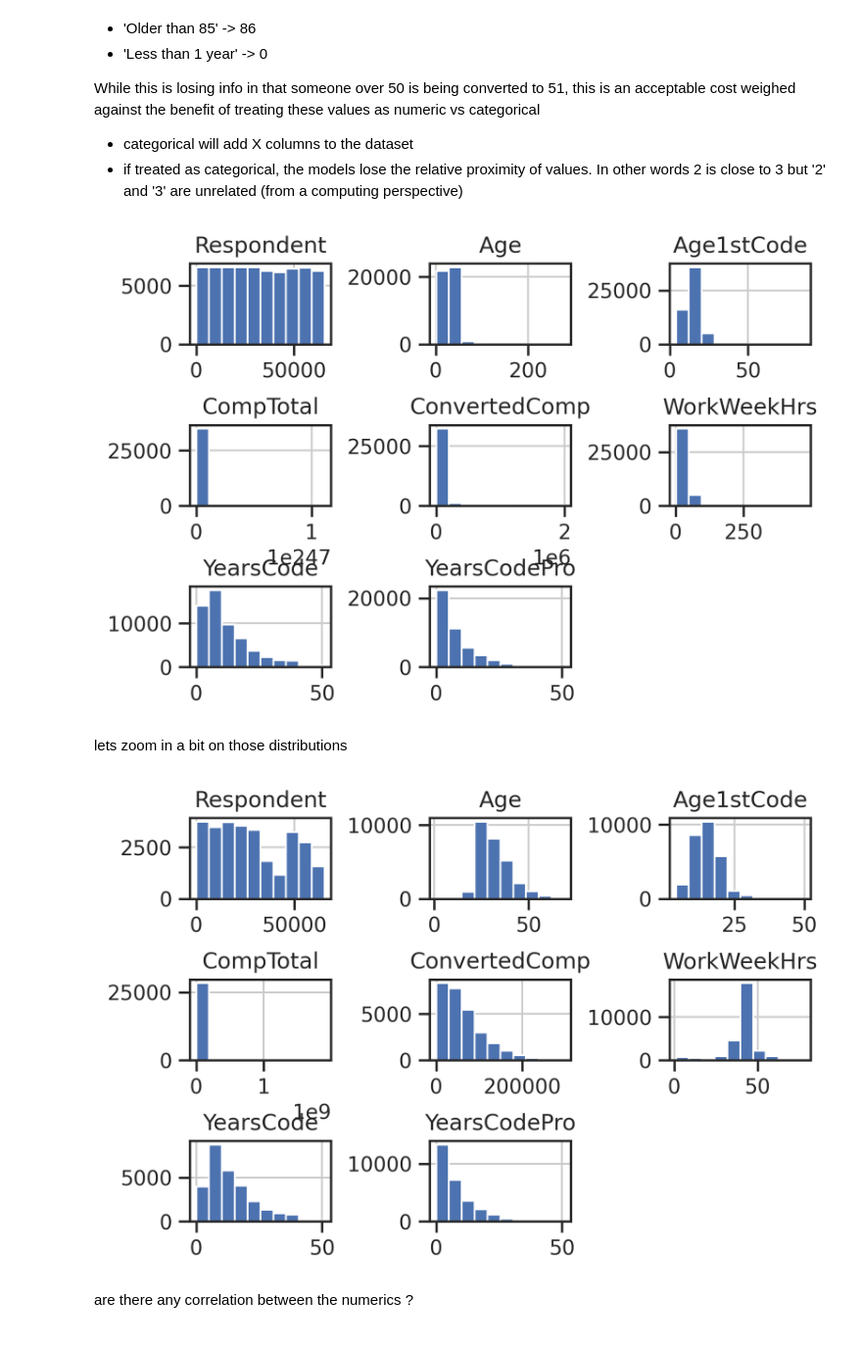
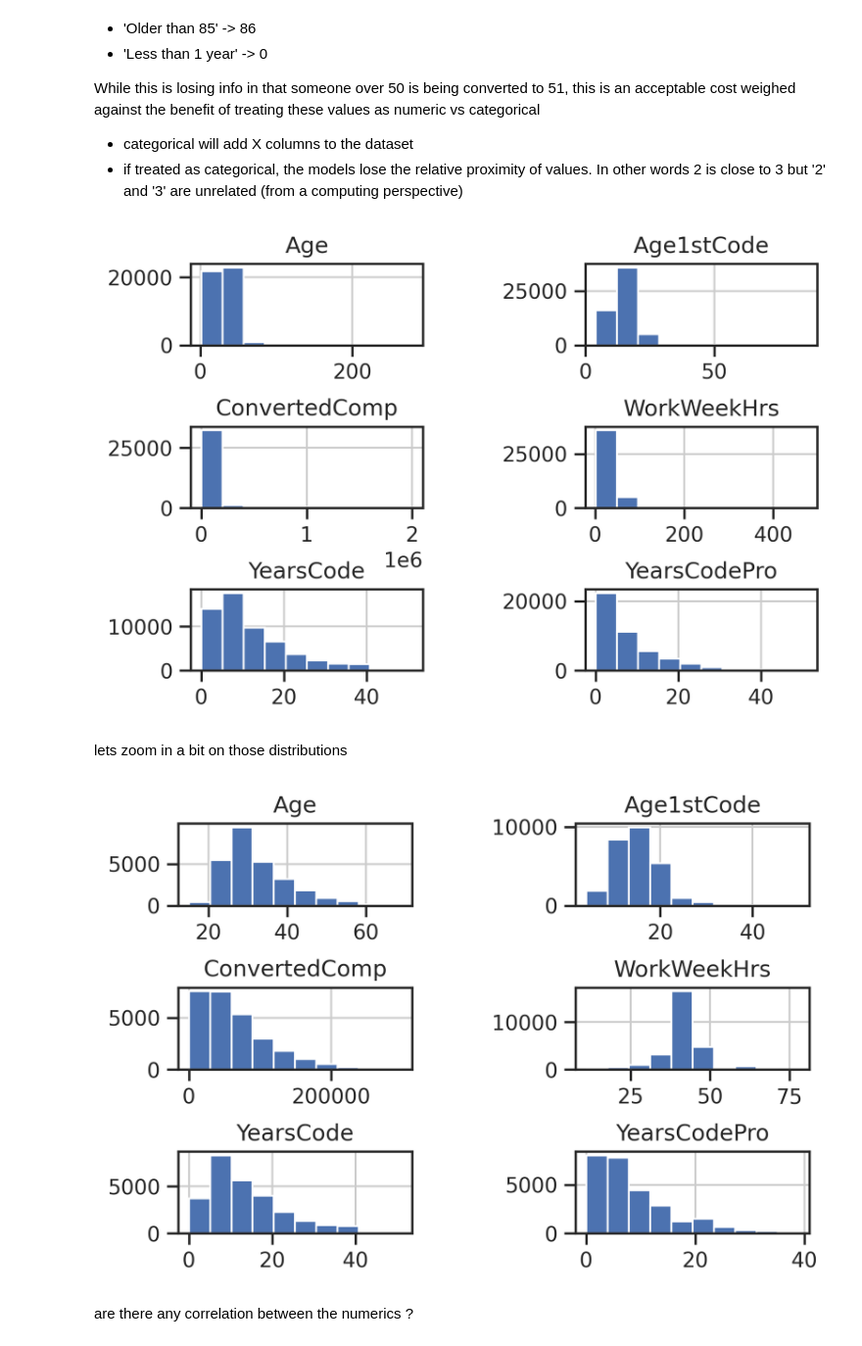
Before and after one commit to kylezeeuwen/ds-stackoverflow2020-analysis, a Jupyter notebook: notebook/1_basics.ipynb, the cells around one changed output. Shown at 98% size. Cells and saved outputs as stored; diff of their text form; code cells hidden in the pictures.

```diff
--- a/notebook/1_basics.ipynb
+++ b/notebook/1_basics.ipynb
@@ -150,21 +150,21 @@ df['YearsCodePro'] = df['YearsCodePro'].map(convert_age_series_to_numeric)
 df['Age1stCode'] = df['Age1stCode'].map(convert_age_series_to_numeric)
 
 
-df.hist()
+df.drop(columns=['Respondent', 'CompTotal']).hist()
 plt.subplots_adjust(hspace=1)
 plt.subplots_adjust(wspace=0.7)
 # %% [output]
-[figure, old version]
+[figure, new version]
 # %% [markdown]
 lets zoom in a bit on those distributions
 # %%
-df \
-  .query('Age < 70 and ConvertedComp < 300000 and WorkWeekHrs < 80 and Age1stCode < 100') \
+df.drop(columns=['Respondent', 'CompTotal']) \
+  .query('Age > 10 and Age < 70 and ConvertedComp < 300000 and WorkWeekHrs > 10 and WorkWeekHrs < 80 and Age1stCode < 100 and YearsCodePro < 40') \
   .hist()
 plt.subplots_adjust(hspace=1)
 plt.subplots_adjust(wspace=0.7)
 # %% [output]
-[figure, old version]
+[figure, new version]
 # %% [markdown]
 are there any correlation between the numerics ?
 # %%
```
Also changed, not shown: 2 other files.
